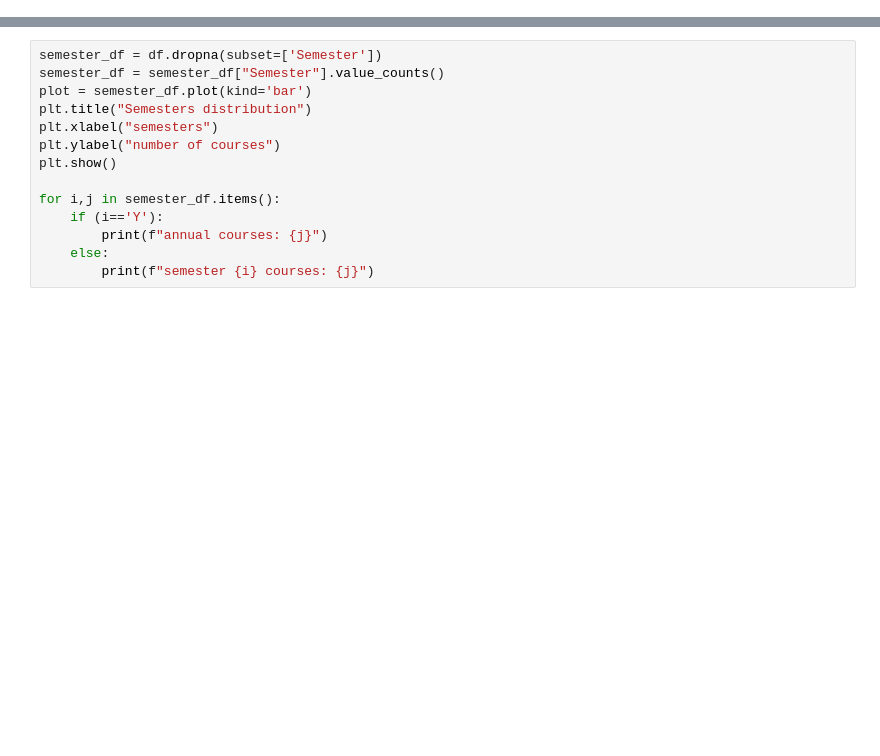
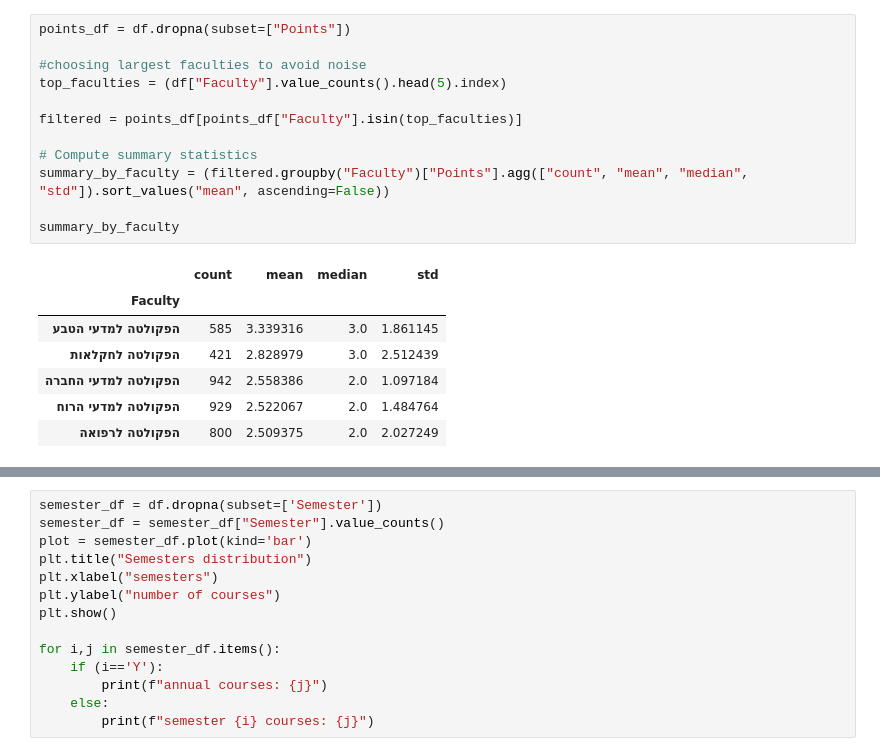
Before and after one commit to BaruchWolfson144/huji_courses_analysis, a Jupyter notebook: analysis/01_basic_statistic.ipynb, the cells around one changed output, grey strips where cells are left out. Drawn from its saved outputs; the diff is of its cells as text; blank space fills up the shorter version.

```diff
--- a/analysis/01_basic_statistic.ipynb
+++ b/analysis/01_basic_statistic.ipynb
@@ -69,0 +70,20 @@ for i in range(0,11):
+# %%
+points_df = df.dropna(subset=["Points"])
+
+#choosing largest faculties to avoid noise
+top_faculties = (df["Faculty"].value_counts().head(5).index)
+
+filtered = points_df[points_df["Faculty"].isin(top_faculties)]
+
+# Compute summary statistics
+summary_by_faculty = (filtered.groupby("Faculty")["Points"].agg(["count", "mean", "median", "std"]).sort_values("mean", ascending=False))
+
+summary_by_faculty
+# %% [output]
+|  | count | mean | median | std |
+| Faculty |  |  |  |  |
+| הפקולטה למדעי הטבע | 585 | 3.339316 | 3.0 | 1.861145 |
+| הפקולטה לחקלאות | 421 | 2.828979 | 3.0 | 2.512439 |
+| הפקולטה למדעי החברה | 942 | 2.558386 | 2.0 | 1.097184 |
+| הפקולטה למדעי הרוח | 929 | 2.522067 | 2.0 | 1.484764 |
+| הפקולטה לרפואה | 800 | 2.509375 | 2.0 | 2.027249 |
```
Also changed, not shown: parts of 9 cells of this notebook.
